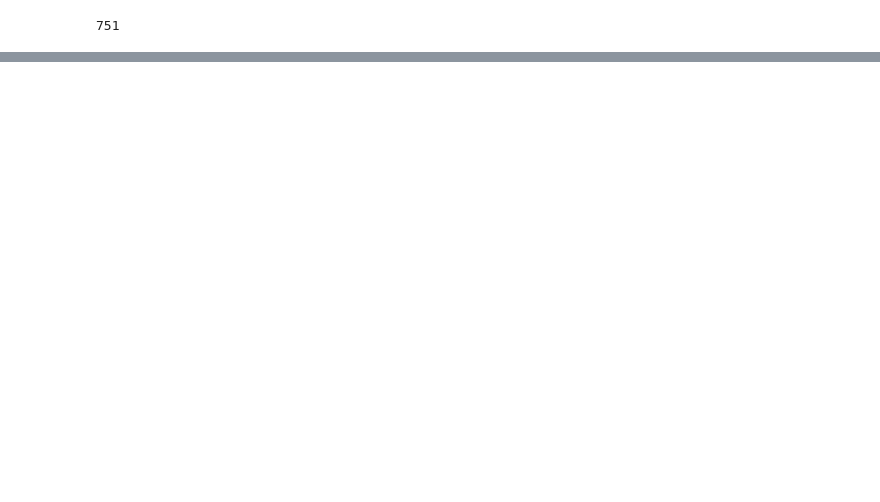
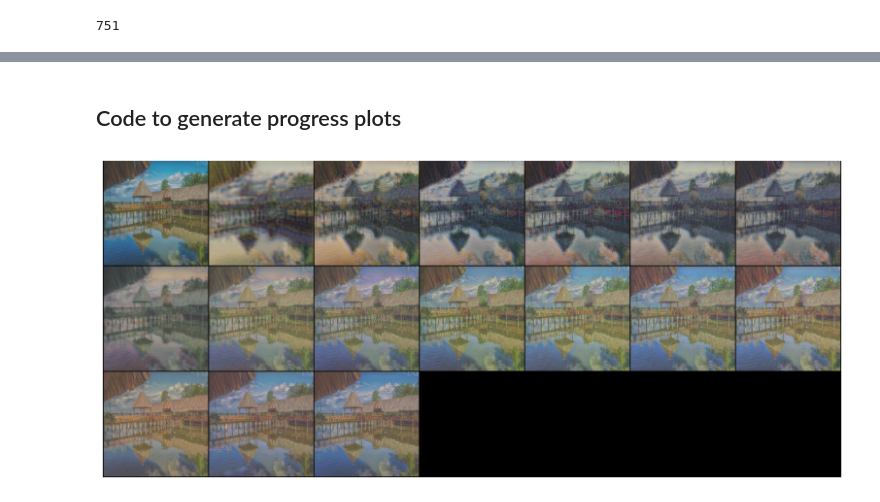
Before and after one commit to aditya-anulekh/monet-gans-project, a Jupyter notebook: cyclegan/testNotebook.ipynb, the cells around one changed output, grey strips where cells are left out. Saved outputs shown, nothing was run; the diff lists cells and outputs as text; code cells hidden in the pictures; blank space fills up the shorter version.

```diff
--- a/cyclegan/testNotebook.ipynb
+++ b/cyclegan/testNotebook.ipynb
@@ -78,0 +81,35 @@ for i, (_, photo_img) in enumerate(test_dataloader):
+# %% [markdown]
+## Code to generate progress plots
+# %%
+photo = test_dataset.__getitem__(323)[1]
+photo = photo.reshape([1,3,256,256])
+photo = photo.to("cuda")
+outputs = [photo]
+# %%
+for i in range(0,28,5):
+    ckpt_file = f"checkpoints/1212210058/gen_m_{i}.pth"
+    gen_w_i.load_state_dict(torch.load(ckpt_file))
+    fake_monet = gen_w_i(photo)
+    outputs.append(fake_monet)
+# %%
+for i in range(0,31,5):
+    ckpt_file = f"checkpoints/1212210846/gen_m_{i}.pth"
+    gen_w_i.load_state_dict(torch.load(ckpt_file))
+    fake_monet = gen_w_i(photo)
+    outputs.append(fake_monet)
+# %%
+for i in range(0,11,5):
+    ckpt_file = f"checkpoints/1212212148/gen_m_{i}.pth"
+    gen_w_i.load_state_dict(torch.load(ckpt_file))
+    fake_monet = gen_w_i(photo)
+    outputs.append(fake_monet)
+# %%
+grid = make_grid(torch.cat(outputs), normalize=True, nrow=7)
+# save_image(grid, "progress.png")
+fig = plt.figure()
+fig.set_size_inches(21, 6)
+plt.imshow(grid.cpu().permute(1,2,0))
+plt.axis("off")
+fig.savefig("plots/progress.png", dpi=200)
+# %% [output]
+[figure, added]
```
Also changed, not shown: parts of 9 cells of this notebook, 3 other files.
